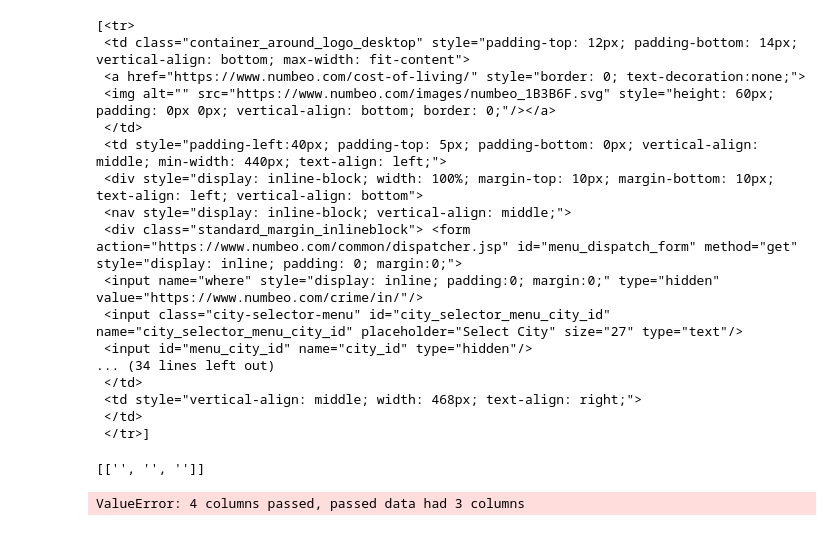
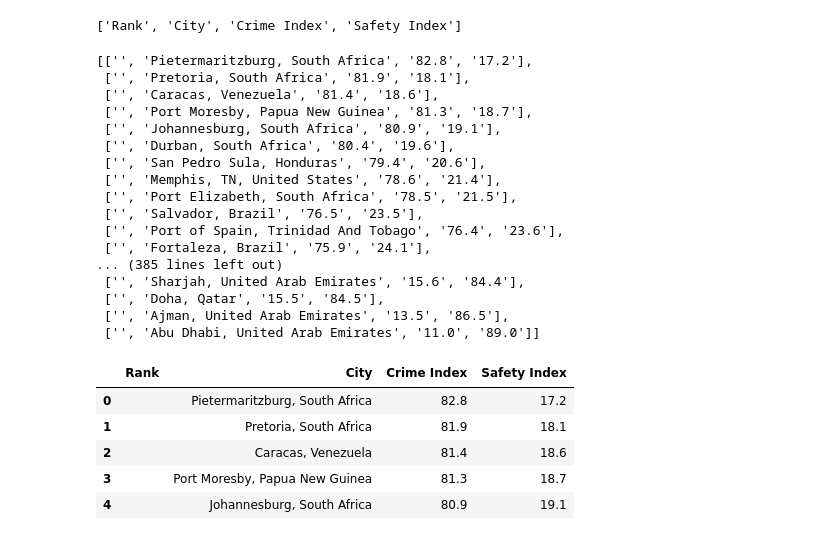
Before and after one commit to zharysc/app-development-Ben-Zharys, a Jupyter notebook: webscrapping.ipynb, the cells around one changed output. Drawn from its saved outputs; the diff is of its cells as text; code cells hidden in the pictures.

```diff
--- a/webscrapping.ipynb
+++ b/webscrapping.ipynb
@@ -11,7 +11,6 @@ headers = {
 response = requests.get(url, headers=headers)
 soup = BeautifulSoup(response.text, "html.parser")
 # %%
-# locate the crime table by its tag (usually the first table)
-table = soup.find("table")
+table = soup.find('table', {'id': 't2'})
 table
 # %% [output]
@@ -34,35 +33,44 @@ table
 </table>
+# %%
+headers = [th.text.strip() for th in table.find_all('th')]
+headers
+# %% [output]
+['Rank', 'City', 'Crime Index', 'Safety Index']
 # %%
-rows = table.find_all("tr")
+# Extract rows
+rows = []
+for tr in table.find_all('tr')[1:]:  # skip header row
+    cells = [td.text.strip() for td in tr.find_all('td')]
+    if cells:
+        rows.append(cells)
+
 rows
 # %% [output]
-[<tr>
- <td class="container_around_logo_desktop" style="padding-top: 12px; padding-bottom: 14px; vertical-align: bottom; max-width: fit-content">
- <a href="https://www.numbeo.com/cost-of-living/" style="border: 0; text-decoration:none;">
- <img alt="" src="https://www.numbeo.com/images/numbeo_1B3B6F.svg" style="height: 60px; padding: 0px 0px; vertical-align: bottom; border: 0;"/></a>
- </td>
- <td style="padding-left:40px; padding-top: 5px; padding-bottom: 0px; vertical-align: middle; min-width: 440px; text-align: left;">
- <div style="display: inline-block; width: 100%; margin-top: 10px; margin-bottom: 10px; text-align: left; vertical-align: bottom">
- <nav style="display: inline-block; vertical-align: middle;">
- <div class="standard_margin_inlineblock"> <form action="https://www.numbeo.com/common/dispatcher.jsp" id="menu_dispatch_form" method="get" style="display: inline; padding: 0; margin:0;">
- <input name="where" style="display: inline; padding:0; margin:0;" type="hidden" value="https://www.numbeo.com/crime/in/"/>
- <input class="city-selector-menu" id="city_selector_menu_city_id" name="city_selector_menu_city_id" placeholder="Select City" size="27" type="text"/>
- <input id="menu_city_id" name="city_id" type="hidden"/>
-... (34 lines left out)
- </td>
- <td style="vertical-align: middle; width: 468px; text-align: right;">
- </td>
- </tr>]
+[['', 'Pietermaritzburg, South Africa', '82.8', '17.2'],
+ ['', 'Pretoria, South Africa', '81.9', '18.1'],
+ ['', 'Caracas, Venezuela', '81.4', '18.6'],
+ ['', 'Port Moresby, Papua New Guinea', '81.3', '18.7'],
+ ['', 'Johannesburg, South Africa', '80.9', '19.1'],
+ ['', 'Durban, South Africa', '80.4', '19.6'],
+ ['', 'San Pedro Sula, Honduras', '79.4', '20.6'],
+ ['', 'Memphis, TN, United States', '78.6', '21.4'],
+ ['', 'Port Elizabeth, South Africa', '78.5', '21.5'],
+ ['', 'Salvador, Brazil', '76.5', '23.5'],
+ ['', 'Port of Spain, Trinidad And Tobago', '76.4', '23.6'],
+ ['', 'Fortaleza, Brazil', '75.9', '24.1'],
+... (385 lines left out)
+ ['', 'Sharjah, United Arab Emirates', '15.6', '84.4'],
+ ['', 'Doha, Qatar', '15.5', '84.5'],
+ ['', 'Ajman, United Arab Emirates', '13.5', '86.5'],
+ ['', 'Abu Dhabi, United Arab Emirates', '11.0', '89.0']]
-# %%
-data = []
-for row in rows:
-    cols = [td.get_text(strip=True) for td in row.find_all("td")]
-    if cols:  # skip header row
-        data.append(cols)
-data
-# %% [output]
-[['', '', '']]
 # %%
-# convert to DataFrame
+# Convert to DataFrame
+df = pd.DataFrame(rows, columns=headers)
+df.head()
 # %% [output]
-ValueError: 4 columns passed, passed data had 3 columns
+|  | Rank | City | Crime Index | Safety Index |
+| 0 |  | Pietermaritzburg, South Africa | 82.8 | 17.2 |
+| 1 |  | Pretoria, South Africa | 81.9 | 18.1 |
+| 2 |  | Caracas, Venezuela | 81.4 | 18.6 |
+| 3 |  | Port Moresby, Papua New Guinea | 81.3 | 18.7 |
+| 4 |  | Johannesburg, South Africa | 80.9 | 19.1 |
```
Also changed, not shown: parts of 7 cells of this notebook, 10 other files.
